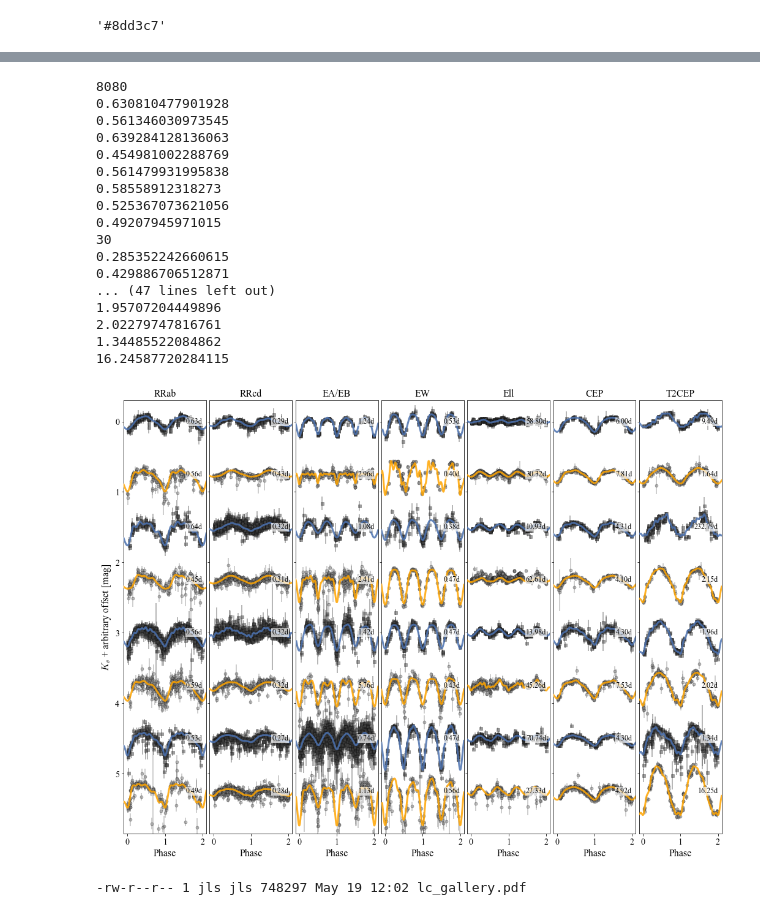
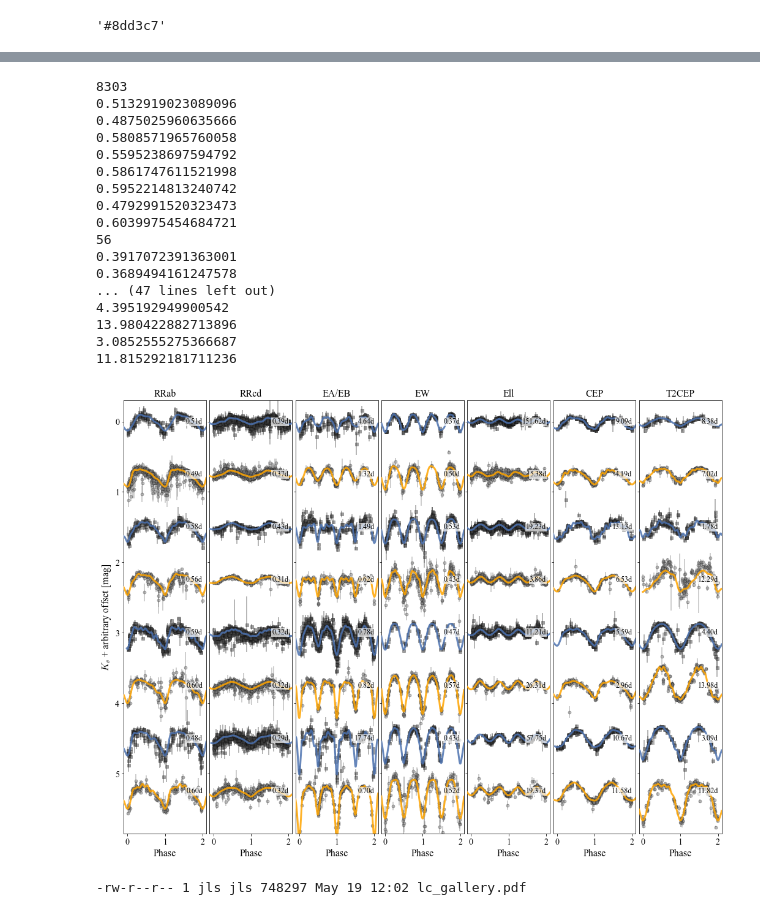
Before and after one commit to thomasmolnar/virac_classifier, a Jupyter notebook: plots/lc_gallery.ipynb, the cells around one changed output, grey strips where cells are left out. Saved outputs shown, nothing was run; the diff lists cells and outputs as text; code cells hidden in the pictures.

```diff
--- a/plots/lc_gallery.ipynb
+++ b/plots/lc_gallery.ipynb
@@ -137,3 +115,7 @@ def period_fix(var_in,tol=1.):
+# %%
+import sqlutilpy
+full_data=pd.DataFrame(sqlutilpy.get("""select * from jason_sanders.virac2_variables""",
+                                     **config.wsdb_kwargs))
 # %%
 import seaborn as sns
 from matplotlib.colors import to_hex
@@ -141,9 +123,9 @@ to_hex(sns.color_palette('Set3')[0])
 # %% [output]
 '#8dd3c7'
 # %%
-fltr = (full_data['prob']>0.9)&(full_data['class']=='LPV')\
+fltr = (full_data['prob']>0.9)&(full_data['class']=='RRab')\
               &(np.abs(full_data['b'])<2.)&((full_data['l']>350.)|(full_data['l']<10.))\
-            &(full_data['delta_loglik']>800.)&(full_data['lsq_period']<600.)
+            &(full_data['delta_logl_lsq_const']>800.)&(full_data['lsq_period']<600.)
 # %%
 import sys
 sys.path.append('../../../')
@@ -186,54 +168,54 @@ plt.subplots_adjust(wspace=0.04,hspace=0.)
 
 for axii, clss in enumerate(['RRab','RRcd','EA/EB','EW','Ell','CEP','T2CEP']):
     plt.sca(ax[axii])
     fltr = (full_data['prob']>0.9)&(full_data['class']==clss)\
               &(np.abs(full_data['b'])<2.)&((full_data['l']>350.)|(full_data['l']<10.))\
-            &(full_data['delta_loglik']>300.)
+            &(full_data['delta_logl_lsq_const']>300.)
 
     print(np.count_nonzero(fltr))
     np.random.seed(42)
     selection = np.random.choice(np.arange(np.count_nonzero(fltr)),np.min([np.count_nonzero(fltr),8]),replace=False)
-    selection = selection[np.argsort(full_data['amplitude'].values[fltr][selection])]
+    selection = selection[np.argsort(full_data['ks_lsq_amplitude'].values[fltr][selection])]
 
     # plt.sca(a[0])
     scl_factor=0.75
     for jj, ii in enumerate(selection):
-        print(period_fix(full_data)[fltr][ii])
+        print(full_data[fltr]['period'].values[ii])
     #     plt.sca(a[jj])
         plot_lc_sid(full_data[fltr]['sourceid'].values[ii],
                     full_data[fltr]['ra'].values[ii],
                     full_data[fltr]['dec'].values[ii],
-                    period_fix(full_data)[fltr][ii],
+                    full_data[fltr]['period'].values[ii],
                     full_data[fltr]['lsq_nterms'].values[ii],
                     offs=jj*scl_factor,
                    mcolor='#FFA500'*(jj%2)+'#4c72b0'*((jj+1)%2),
                    pcolor='gray'*(jj%2)+'#404040'*((jj+1)%2),
                    ps='o'*(jj%2)+'s'*((jj+1)%2),ttitle=clss,ylabel=(axii==0));
     plt.ylim(-scl_factor*0.4,(len(selection)-1)*scl_factor+scl_factor*0.8)
     # plt.sca(a[-2]);plt.xlabel('Phase')
     # plt.sca(a[-1]);plt.xlabel('Phase')
     plt.xlabel('Phase')
     plt.gca().invert_yaxis()
 plt.savefig('lc_gallery.pdf',bbox_inches='tight')
 # %% [output]
-8080
-0.630810477901928
-0.561346030973545
-0.639284128136063
-0.454981002288769
-0.561479931995838
-0.58558912318273
-0.525367073621056
-0.49207945971015
-30
-0.285352242660615
-0.429886706512871
+8303
+0.5132919023089096
+0.4875025960635666
+0.5808571965760058
+0.5595238697594792
+0.5861747611521998
+0.5952214813240742
+0.4792991520323473
+0.6039975454684721
+56
+0.3917072391363001
+0.3689494161247578
 ... (47 lines left out)
-1.95707204449896
-2.02279747816761
-1.34485522084862
-16.24587720284115
+4.395192949900542
+13.980422882713896
+3.0852555275366687
+11.815292181711236
-[figure, old version]
+[figure, new version]
 # %%
 !ls -lt lc_gallery.pdf
 # %% [output]
```
Also changed, not shown: parts of 4 cells of this notebook, 18 other files.
